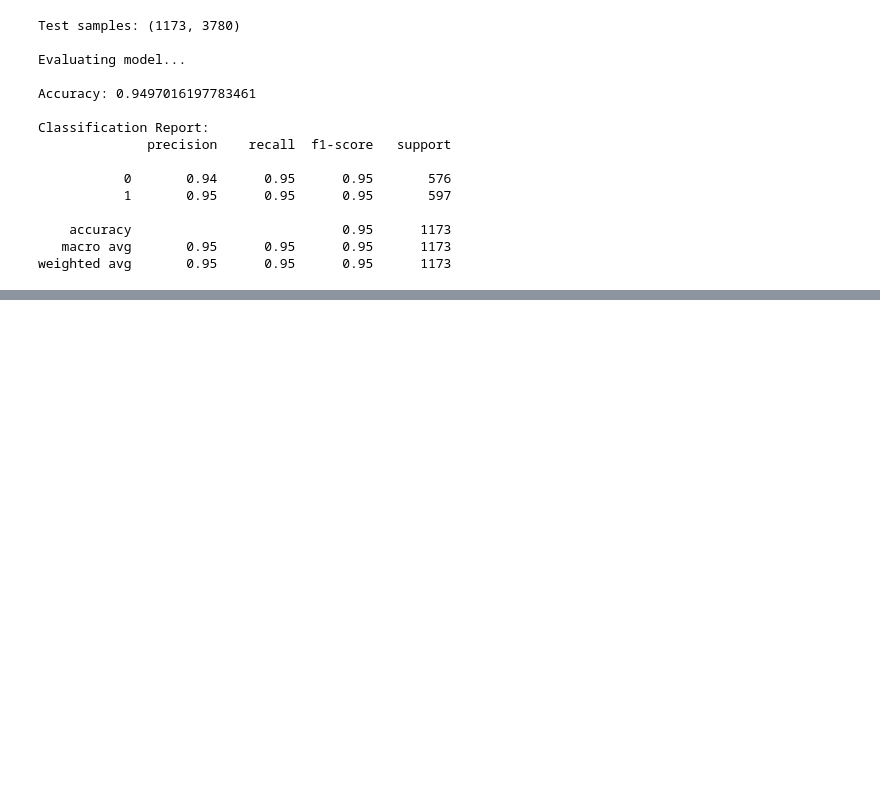
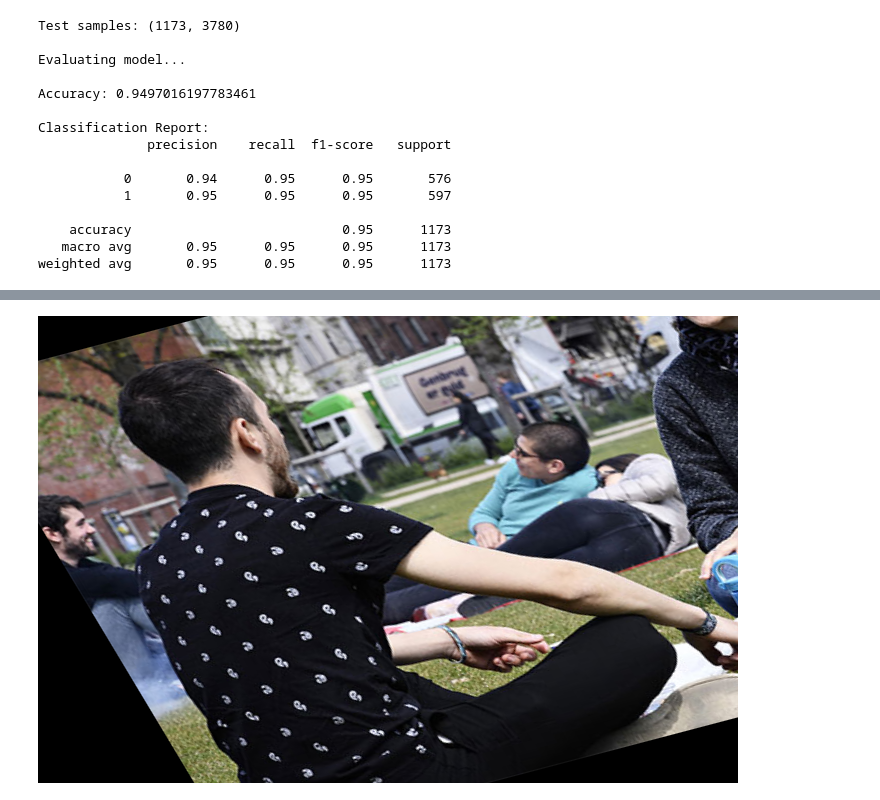
Before and after one commit to Fin-N1049/ComputerVision, a Jupyter notebook: computerVision.ipynb, the cells around one changed output, grey strips where cells are left out. Saved outputs shown, nothing was run; the diff lists cells and outputs as text; code cells hidden in the pictures; blank space fills up the shorter version.

```diff
--- a/computerVision.ipynb
+++ b/computerVision.ipynb
@@ -622,0 +609,26 @@ weighted avg       0.95      0.95      0.95      1173
+# %%
+import cv2
+import numpy as np
+from google.colab.patches import cv2_imshow
+
+# Load image
+img = cv2.imread('/content/angle1.jpg')
+
+rows, cols = img.shape[:2]
+
+# Define three points in the original image
+pts1 = np.float32([[50, 50], [200, 50], [50, 200]])
+
+# Define where those points move after transformation
+pts2 = np.float32([[10, 100], [200, 50], [100, 250]])
+
+# Compute affine transformation matrix
+M = cv2.getAffineTransform(pts1, pts2)
+
+# Apply transformation
+affine_img = cv2.warpAffine(img, M, (cols, rows))
+
+# Show result
+cv2_imshow(affine_img)
+# %% [output]
+[figure, added]
```
Also changed, not shown: parts of 11 cells of this notebook.
